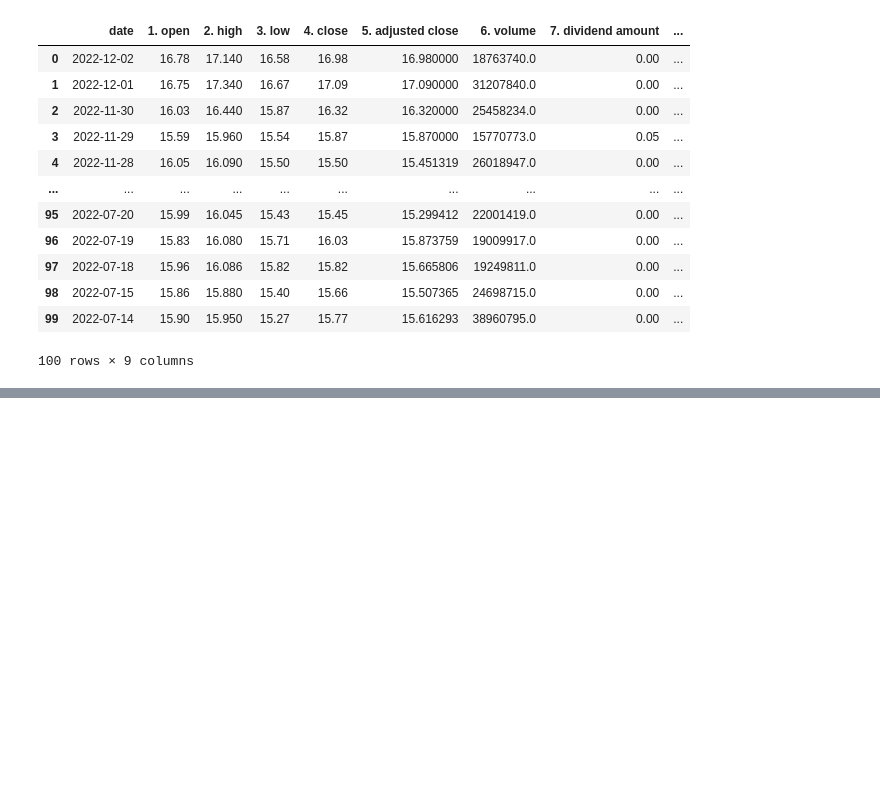
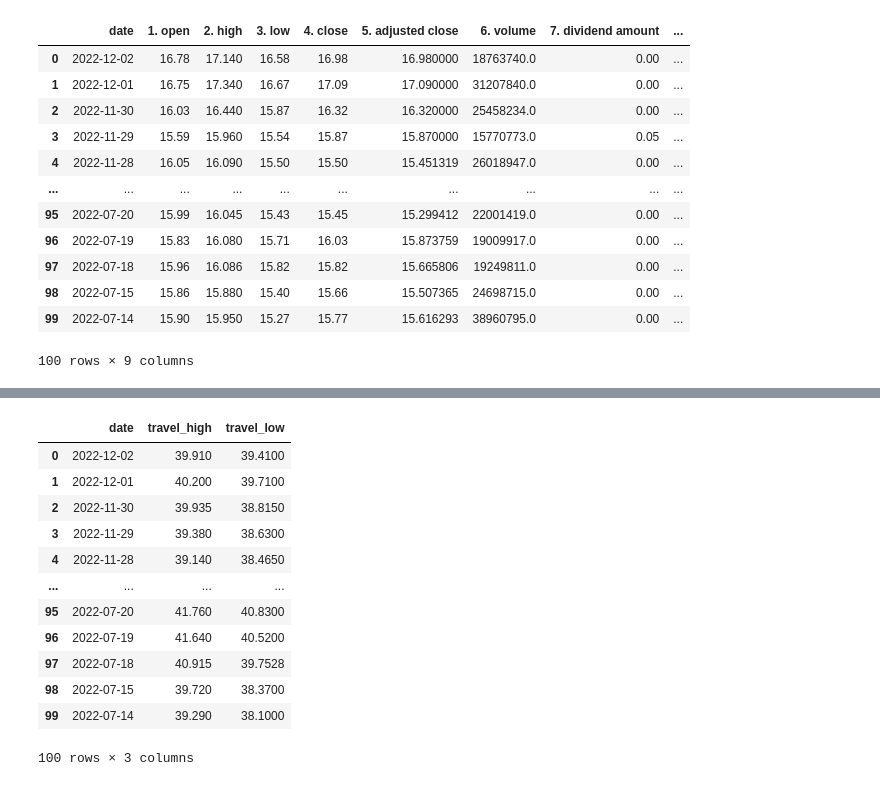
Before and after one commit to AIDA-Saskatchewan-polytechnic/Final_project_by_Naveen-Nilesh, a Jupyter notebook: Source/final_project.ipynb, the cells around one changed output, grey strips where cells are left out. Saved outputs shown, nothing was run; the diff lists cells and outputs as text; code cells hidden in the pictures; blank space fills up the shorter version.

```diff
--- a/Source/final_project.ipynb
+++ b/Source/final_project.ipynb
@@ -201,0 +238,18 @@ dataFrame_precious_metals
+# %%
+#Renaming and accessing only date, daily high and low data of Travel market
+dataFrame_travel = dataFrame_travel[['date','2. high','3. low']].rename(columns={"2. high":"travel_high","3. low":"travel_low"})
+dataFrame_travel
+# %% [output]
+|  | date | travel_high | travel_low |
+| 0 | 2022-12-02 | 39.910 | 39.4100 |
+| 1 | 2022-12-01 | 40.200 | 39.7100 |
+| 2 | 2022-11-30 | 39.935 | 38.8150 |
+| 3 | 2022-11-29 | 39.380 | 38.6300 |
+| 4 | 2022-11-28 | 39.140 | 38.4650 |
+| ... | ... | ... | ... |
+| 95 | 2022-07-20 | 41.760 | 40.8300 |
+| 96 | 2022-07-19 | 41.640 | 40.5200 |
+| 97 | 2022-07-18 | 40.915 | 39.7528 |
+| 98 | 2022-07-15 | 39.720 | 38.3700 |
+| 99 | 2022-07-14 | 39.290 | 38.1000 |
+100 rows × 3 columns
```
Also changed, not shown: parts of 4 cells of this notebook.
